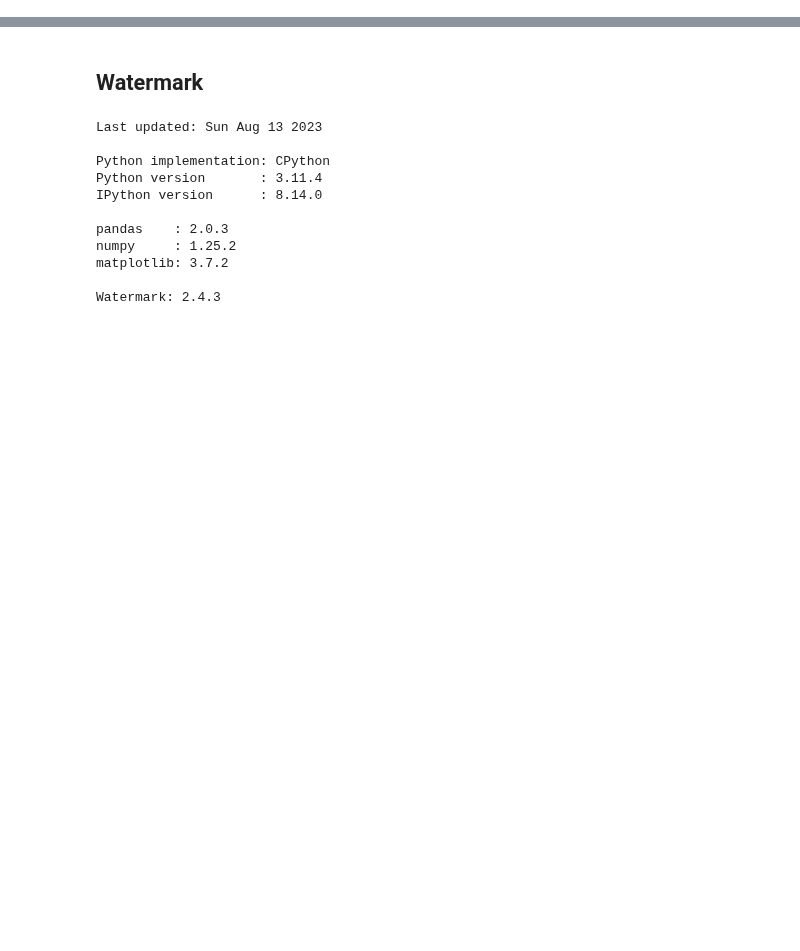
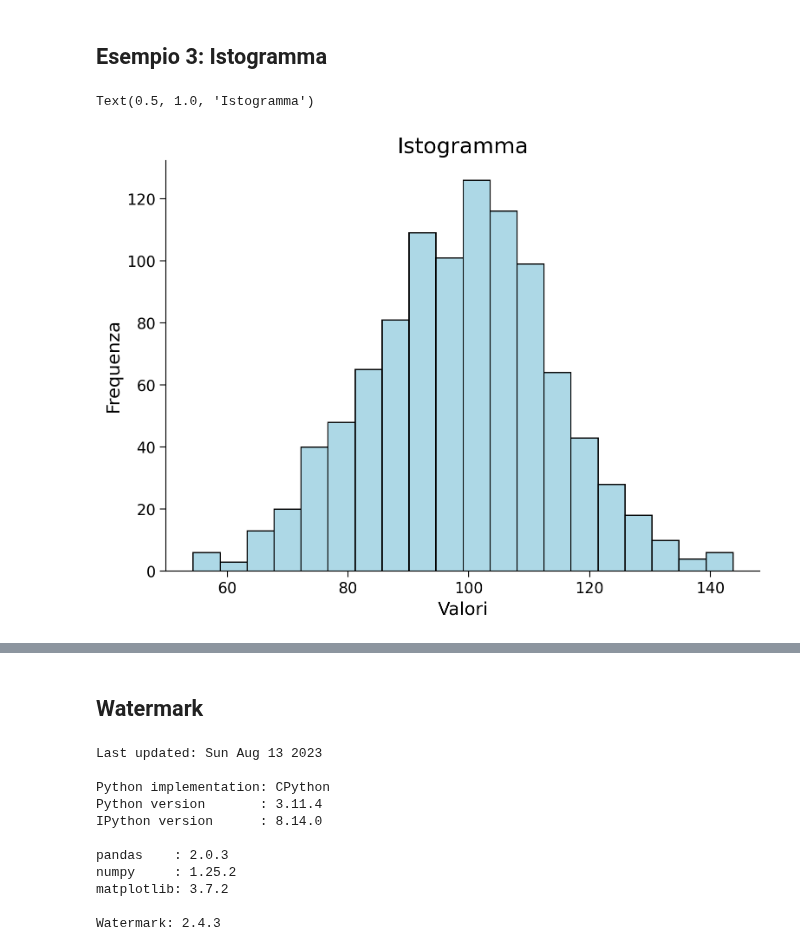
Before and after one commit to ccaudek/ds4psy, a Jupyter notebook: chapter_1/06_matplotlib.ipynb, the cells around one changed output, grey strips where cells are left out. Saved outputs shown, nothing was run; the diff lists cells and outputs as text; code cells hidden in the pictures; blank space fills up the shorter version.

```diff
--- a/chapter_1/06_matplotlib.ipynb
+++ b/chapter_1/06_matplotlib.ipynb
@@ -177,0 +59,12 @@ Text(0, 0.5, '$y_2$')
+# %% [markdown]
+## Esempio 3: Istogramma
+# %%
+data = rng.normal(100, 15, 1000)
+
+plt.hist(data, bins=20, color="lightblue", edgecolor="black")
+plt.xlabel("Valori")
+plt.ylabel("Frequenza")
+plt.title("Istogramma")
+# %% [output]
+Text(0.5, 1.0, 'Istogramma')
+[figure, added]
```
Also changed, not shown: parts of 32 cells of this notebook, 22 other files.
